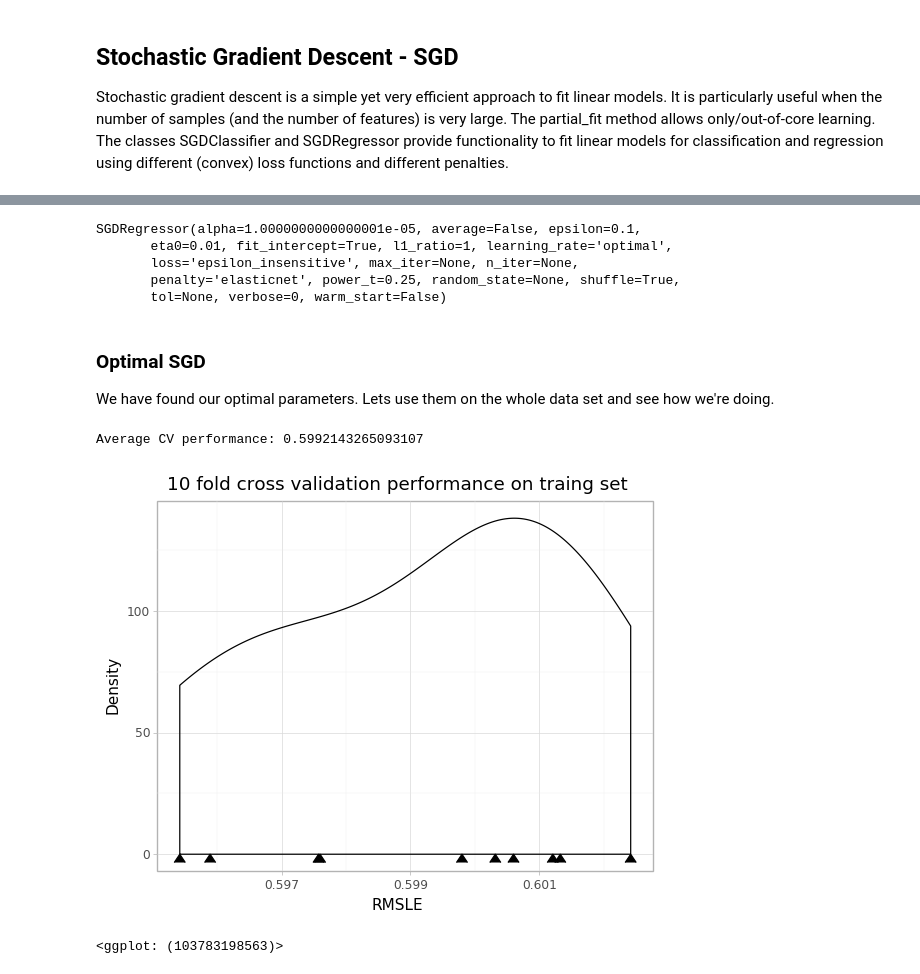
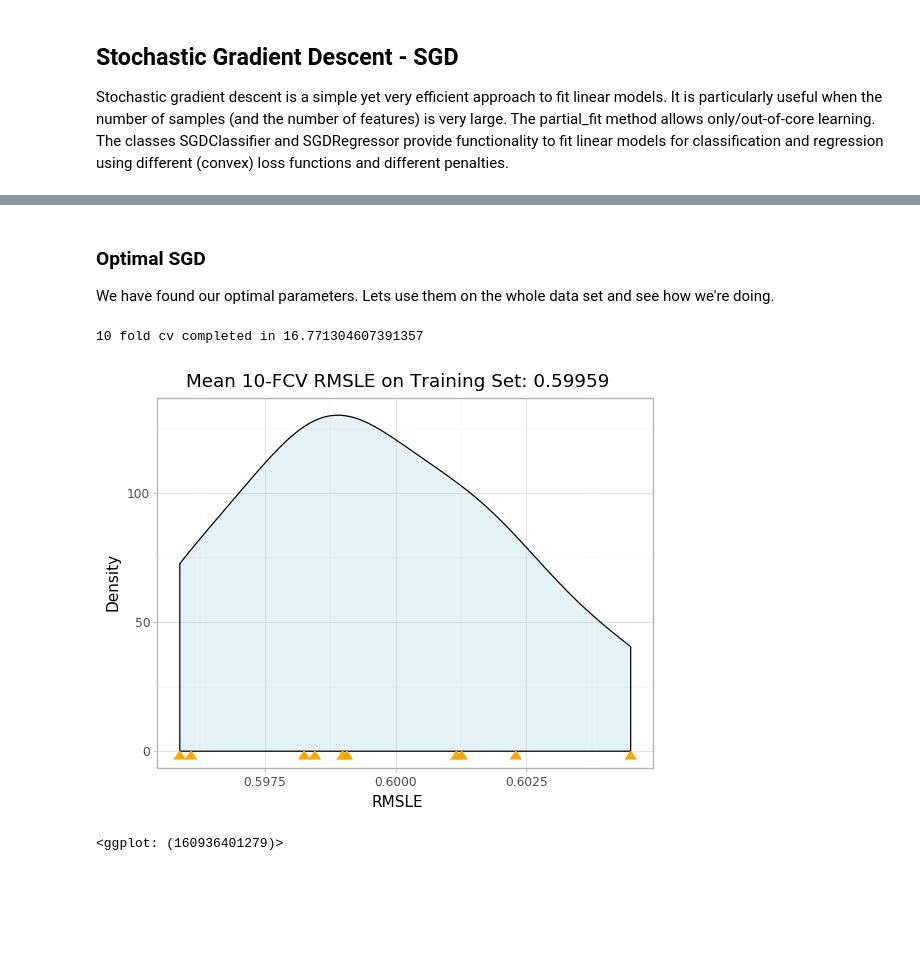
Before and after one commit to RishiSadhir/kaggle-mercari, a Jupyter notebook: 01 Simple model pipeline (No NLP).ipynb, the cells around one changed output, grey strips where cells are left out. Drawn from its saved outputs; the diff is of its cells as text; code cells hidden in the pictures; blank space fills up the shorter version.

```diff
--- a/01 Simple model pipeline (No NLP).ipynb
+++ b/01 Simple model pipeline (No NLP).ipynb
@@ -122,12 +123,13 @@ SGD has a lot of parameters that need to be optimized. Lets try a 10-fold-cross-
 # %%
 param_grid = [
-  {'loss': ["squared_loss", "huber", "epsilon_insensitive"],
+  {'loss': ["epsilon_insensitive"],
    'penalty': ['elasticnet'],
    'alpha' : 10.0**-pd.np.arange(1,7),
    'l1_ratio' : [0, .15, .3, .5, .75, 1],
-   'learning_rate' : ['constant', 'optimal', 'invscaling']
+   'learning_rate' : ['optimal']
   }
  ]
 sgd_cv = GridSearchCV(estimator=SGDRegressor(), param_grid=param_grid, cv=5, scoring=rmsle_score)
 sgd_cv.fit(train_x_encoded, train_y)
+sgd_cv.best_params_
 # %% [output]
@@ -145,11 +141,3 @@ GridSearchCV(cv=5, error_score='raise',
-# %%
-sgd_cv.best_estimator_
-# %% [output]
-SGDRegressor(alpha=1.0000000000000001e-05, average=False, epsilon=0.1,
-       eta0=0.01, fit_intercept=True, l1_ratio=1, learning_rate='optimal',
-       loss='epsilon_insensitive', max_iter=None, n_iter=None,
-       penalty='elasticnet', power_t=0.25, random_state=None, shuffle=True,
-       tol=None, verbose=0, warm_start=False)
 # %% [markdown]
 ### Optimal SGD
 We have found our optimal parameters. Lets use them on the whole data set and see how we're doing.
@@ -163,14 +144,19 @@ scores = cross_val_score(sgd, train_x_encoded, train_y, cv=10, scoring=rmsle_sco
-# %%
-scores = np.vectorize(abs)(scores)
-print("Average CV performance: {0}".format(scores.mean()))
-# %% [output]
-Average CV performance: 0.5992143265093107
+# %%
+t0 = time()
+sgd = sgd_cv.best_estimator_
+scores = cross_val_score(sgd, train_x_encoded, train_y, cv=10, scoring=rmsle_score)
+print("10 fold cv completed in {0}".format(time() - t0))
+# %% [output]
+10 fold cv completed in 16.771304607391357
 # %%
+absolute = np.vectorize(abs)
+scores = absolute(scores)
+mean_score = round(scores.mean(), 5)
 ggplot(pd.DataFrame({'scores': scores}), aes('scores')) + \
-    geom_density() + geom_point(aes(x="scores", y=0), shape=6, size=4) + \
-    ggtitle("10 fold cross validation performance on traing set") + \
+    geom_density(fill="lightblue", alpha=1/3) + geom_point(aes(x="scores", y=0), shape=6, size=4, colour="orange") + \
+    ggtitle("Mean 10-FCV RMSLE on Training Set: {0}".format(mean_score)) + \
     ylab("Density") + xlab("RMSLE") + \
     theme_light()
 # %% [output]
-[figure, old version]
+[figure, new version]
-<ggplot: (103783198563)>
+<ggplot: (160936401279)>
```
Also changed, not shown: parts of 4 cells of this notebook, 1 other file.
